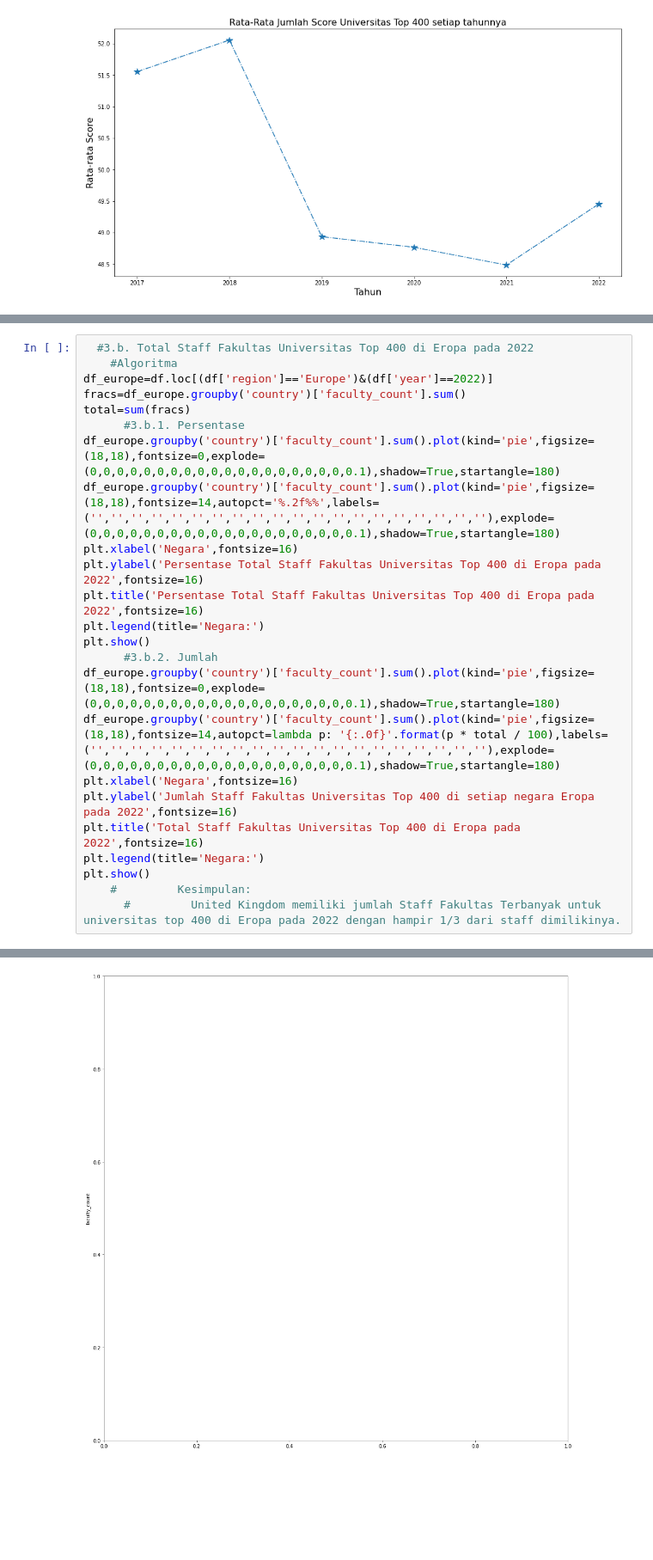
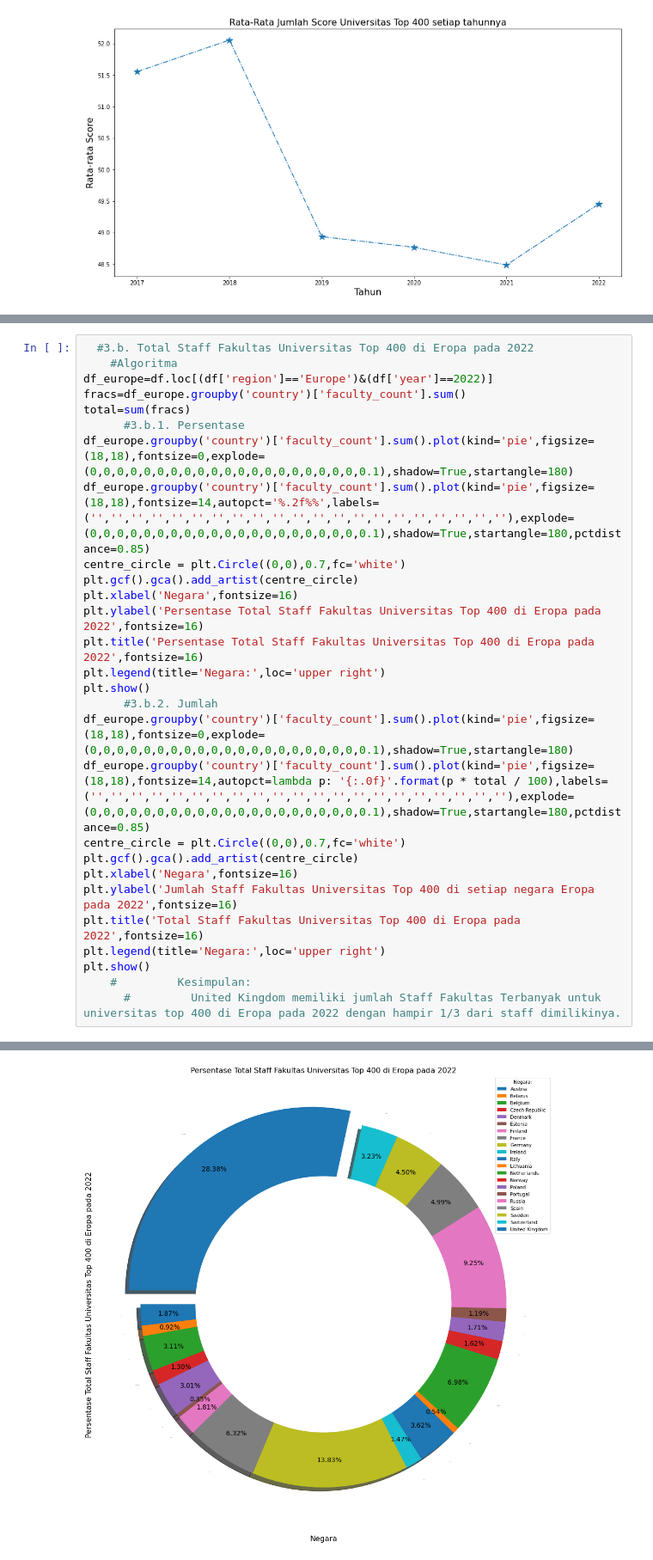
Before and after one commit to dewodt/Analisis-Rank-Universitas, a Jupyter notebook: Analisis_Tubes2.ipynb, the cells around one changed output, grey strips where cells are left out. Shown at 86% size. Drawn from its saved outputs; the diff is of its cells as text; blank space fills up the shorter version.

```diff
--- a/Analisis_Tubes2.ipynb
+++ b/Analisis_Tubes2.ipynb
@@ -1064,20 +1080,24 @@ df_europe=df.loc[(df['region']=='Europe')&(df['year']==2022)]
 fracs=df_europe.groupby('country')['faculty_count'].sum()
 total=sum(fracs)
       #3.b.1. Persentase
-df_europe.groupby('country')['faculty_count'].sum().plot(kind='pie',figsize=(18,18),fontsize=0,explode=(0,0,0,0,0,0,0,0,0,0,0,0,0,0,0,0,0,0,0,0.1),shadow=True,startangle=180)
-df_europe.groupby('country')['faculty_count'].sum().plot(kind='pie',figsize=(18,18),fontsize=14,autopct='%.2f%%',labels=('','','','','','','','','','','','','','','','','','','',''),explode=(0,0,0,0,0,0,0,0,0,0,0,0,0,0,0,0,0,0,0,0.1),shadow=True,startangle=180)
+df_europe.groupby('country')['faculty_count'].sum().plot(kind='pie',figsize=(18,18),fontsize=0,explode=(0,0,0,0,0,0,0,0,0,0,0,0,0,0,0,0,0,0,0,0,0.1),shadow=True,startangle=180)
+df_europe.groupby('country')['faculty_count'].sum().plot(kind='pie',figsize=(18,18),fontsize=14,autopct='%.2f%%',labels=('','','','','','','','','','','','','','','','','','','','',''),explode=(0,0,0,0,0,0,0,0,0,0,0,0,0,0,0,0,0,0,0,0,0.1),shadow=True,startangle=180,pctdistance=0.85)
+centre_circle = plt.Circle((0,0),0.7,fc='white')
+plt.gcf().gca().add_artist(centre_circle)
 plt.xlabel('Negara',fontsize=16)
 plt.ylabel('Persentase Total Staff Fakultas Universitas Top 400 di Eropa pada 2022',fontsize=16)
 plt.title('Persentase Total Staff Fakultas Universitas Top 400 di Eropa pada 2022',fontsize=16)
-plt.legend(title='Negara:')
+plt.legend(title='Negara:',loc='upper right')
 plt.show()
       #3.b.2. Jumlah
-df_europe.groupby('country')['faculty_count'].sum().plot(kind='pie',figsize=(18,18),fontsize=0,explode=(0,0,0,0,0,0,0,0,0,0,0,0,0,0,0,0,0,0,0,0.1),shadow=True,startangle=180)
-df_europe.groupby('country')['faculty_count'].sum().plot(kind='pie',figsize=(18,18),fontsize=14,autopct=lambda p: '{:.0f}'.format(p * total / 100),labels=('','','','','','','','','','','','','','','','','','','',''),explode=(0,0,0,0,0,0,0,0,0,0,0,0,0,0,0,0,0,0,0,0.1),shadow=True,startangle=180)
+df_europe.groupby('country')['faculty_count'].sum().plot(kind='pie',figsize=(18,18),fontsize=0,explode=(0,0,0,0,0,0,0,0,0,0,0,0,0,0,0,0,0,0,0,0,0.1),shadow=True,startangle=180)
+df_europe.groupby('country')['faculty_count'].sum().plot(kind='pie',figsize=(18,18),fontsize=14,autopct=lambda p: '{:.0f}'.format(p * total / 100),labels=('','','','','','','','','','','','','','','','','','','','',''),explode=(0,0,0,0,0,0,0,0,0,0,0,0,0,0,0,0,0,0,0,0,0.1),shadow=True,startangle=180,pctdistance=0.85)
+centre_circle = plt.Circle((0,0),0.7,fc='white')
+plt.gcf().gca().add_artist(centre_circle)
 plt.xlabel('Negara',fontsize=16)
 plt.ylabel('Jumlah Staff Fakultas Universitas Top 400 di setiap negara Eropa pada 2022',fontsize=16)
 plt.title('Total Staff Fakultas Universitas Top 400 di Eropa pada 2022',fontsize=16)
-plt.legend(title='Negara:')
+plt.legend(title='Negara:',loc='upper right')
 plt.show()
     #         Kesimpulan:
       #         United Kingdom memiliki jumlah Staff Fakultas Terbanyak untuk universitas top 400 di Eropa pada 2022 dengan hampir 1/3 dari staff dimilikinya.
@@ -1086 +1105 @@ ValueError: ignored
-[figure, old version]
+[figure, new version]
```
Also changed, not shown: parts of 19 cells of this notebook.
